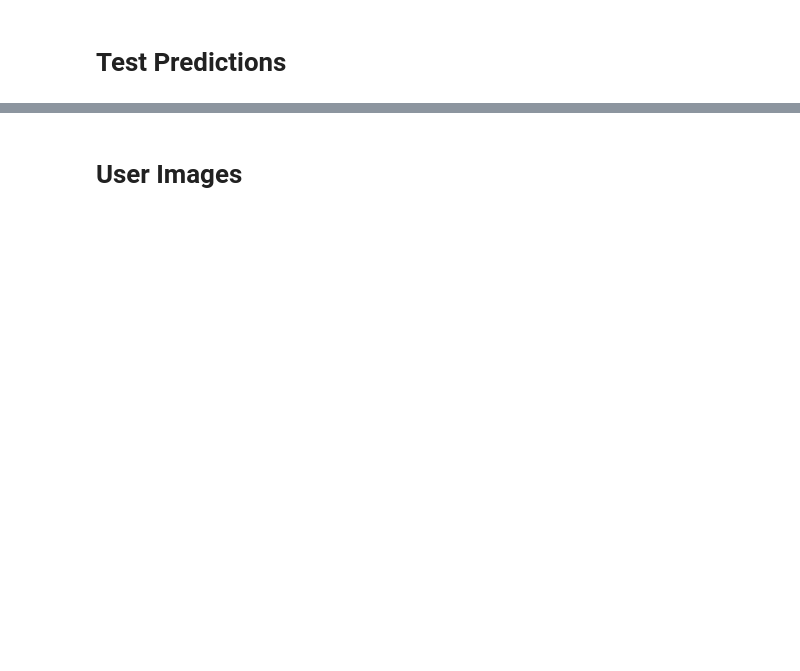
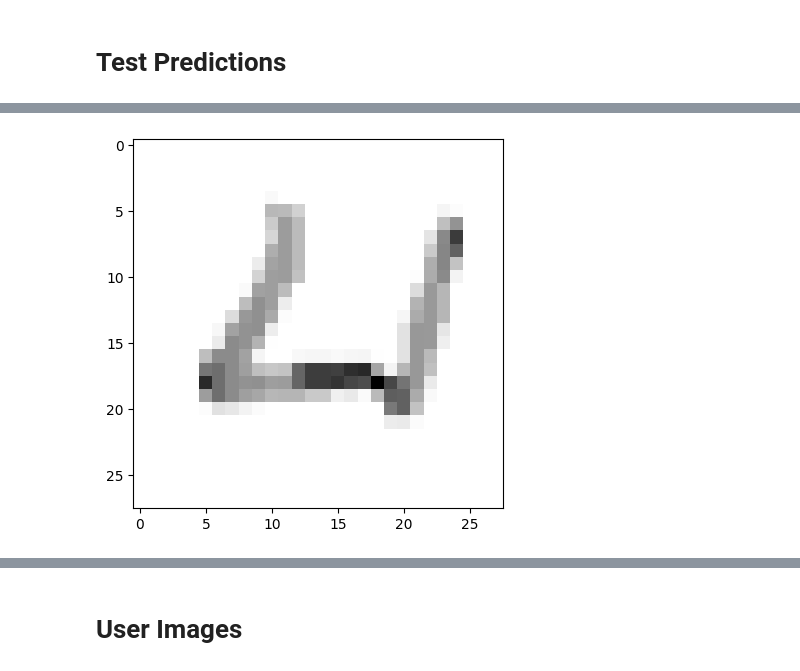
Before and after one commit to Tesser3kt/GEVO, a Jupyter notebook: 4.AB/neural-networks/numbers.ipynb, the cells around one changed output, grey strips where cells are left out. Drawn from its saved outputs; the diff is of its cells as text; code cells hidden in the pictures; blank space fills up the shorter version.

```diff
--- a/4.AB/neural-networks/numbers.ipynb
+++ b/4.AB/neural-networks/numbers.ipynb
@@ -65,6 +64,11 @@ INFO:tensorflow:Assets written to: numbers.model\assets
 # %% [markdown]
 # Test Predictions #
 # %%
+import matplotlib.pyplot as plt
+
 new_model = tf.keras.models.load_model('numbers.model')
 predictions = new_model.predict([x_test])
+
+plt.imshow(x_test[33], cmap = plt.cm.binary)
+plt.show()
 # %% [output]
@@ -72,2 +76,3 @@ predictions = new_model.predict([x_test])
+[figure, added]
 # %%
 import numpy as np
```
Also changed, not shown: parts of 8 cells of this notebook, 17 other files.
